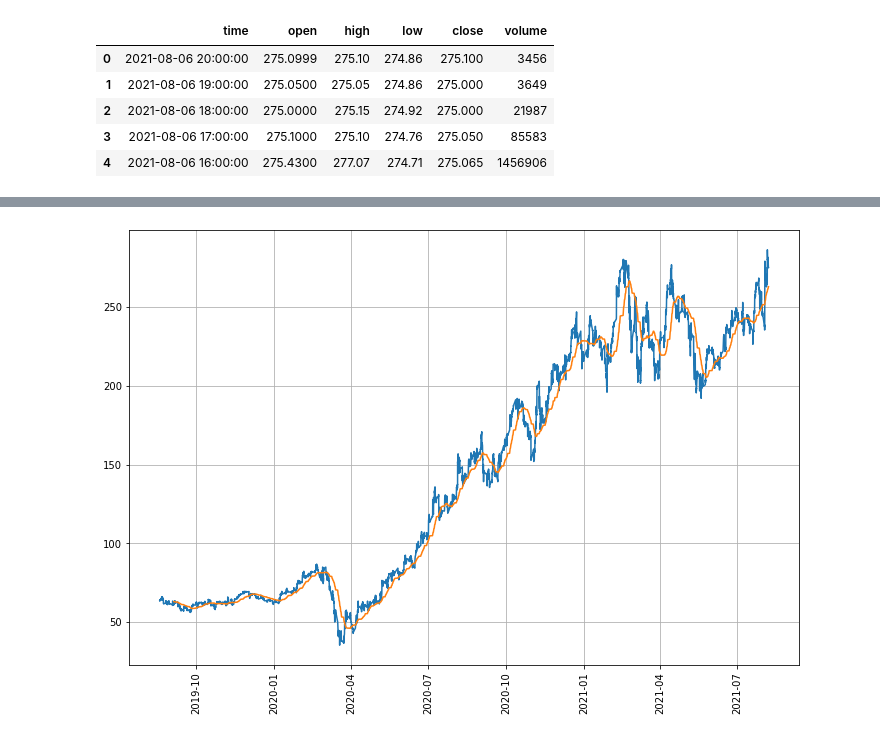
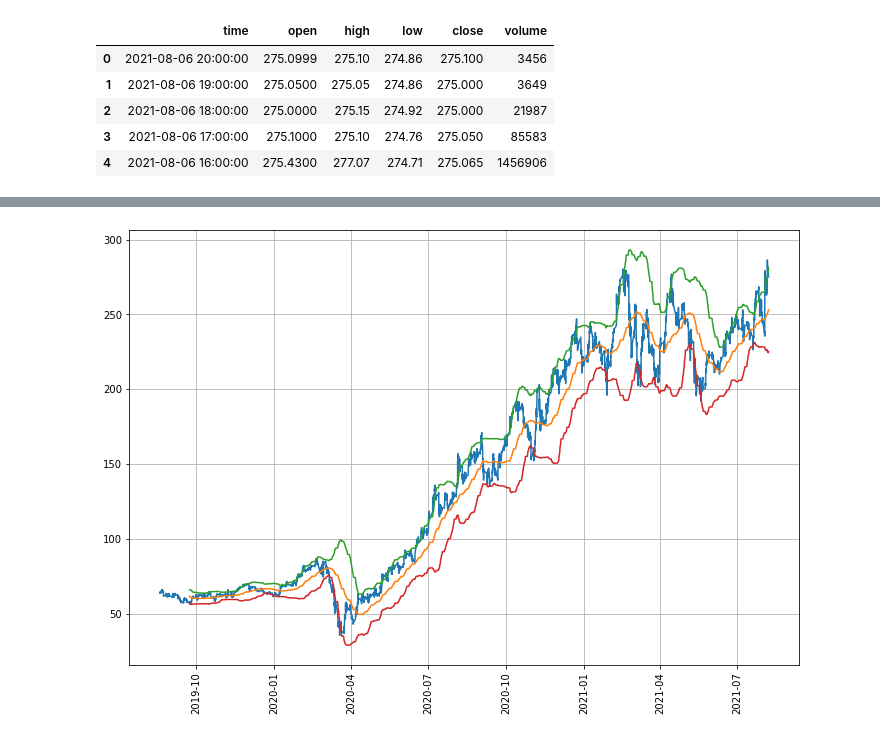
Before and after one commit to danielv775/Alchemist, a Jupyter notebook: src/examples/features_example.ipynb, the cells around one changed output, grey strips where cells are left out. Drawn from its saved outputs; the diff is of its cells as text; code cells hidden in the pictures.

```diff
--- a/src/examples/features_example.ipynb
+++ b/src/examples/features_example.ipynb
@@ -32,0 +47,6 @@ data = data.sort_values('time')
+# %%
+data['sma_7day'] = calc_sma(data, window=24*7)
+# %%
+data['sma_14day'] = calc_sma(data, window=24*14)
+# %%
+data['bb_width_14day'] = calc_bb_width(data, window=24*14)
@@ -32,0 +69,2 @@ data = data.sort_values('time')
+# %%
+data['ror_14day'] = calc_ror(data, periods=24*14)
@@ -33,8 +79,13 @@ data = data.sort_values('time')
 # %%
 fig = plt.figure(figsize=(12,8))
 plt.plot(data['time'], data['close'])
-plt.plot(data['time'], sma)
+
+plt.plot(data['time'], data['sma_14day'])
+
+plt.plot(data['time'], data['sma_14day'] + data['bb_width_14day'])
+plt.plot(data['time'], data['sma_14day'] - data['bb_width_14day'])
+
 plt.xticks(rotation=90)
 plt.grid()
 # %% [output]
-[figure, old version]
+[figure, new version]
```
Also changed, not shown: parts of 10 cells of this notebook, 1 other file.
